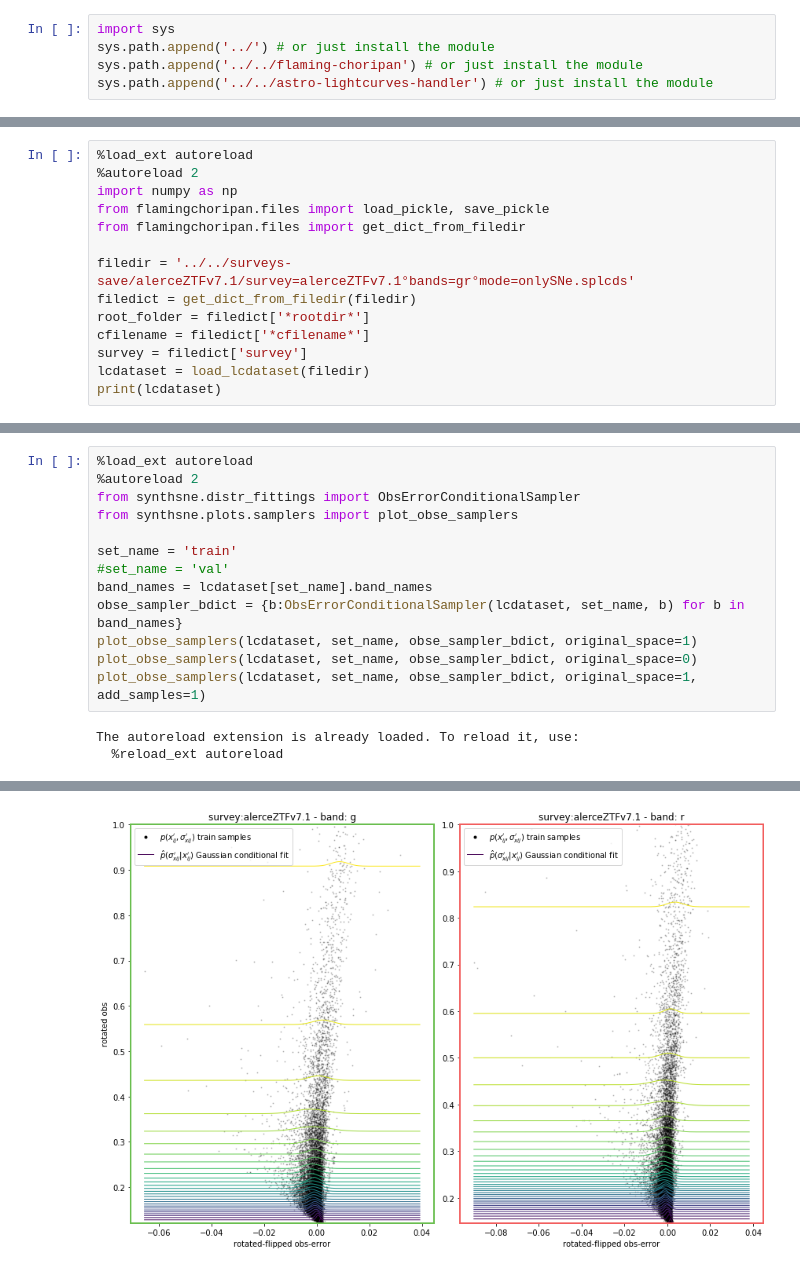
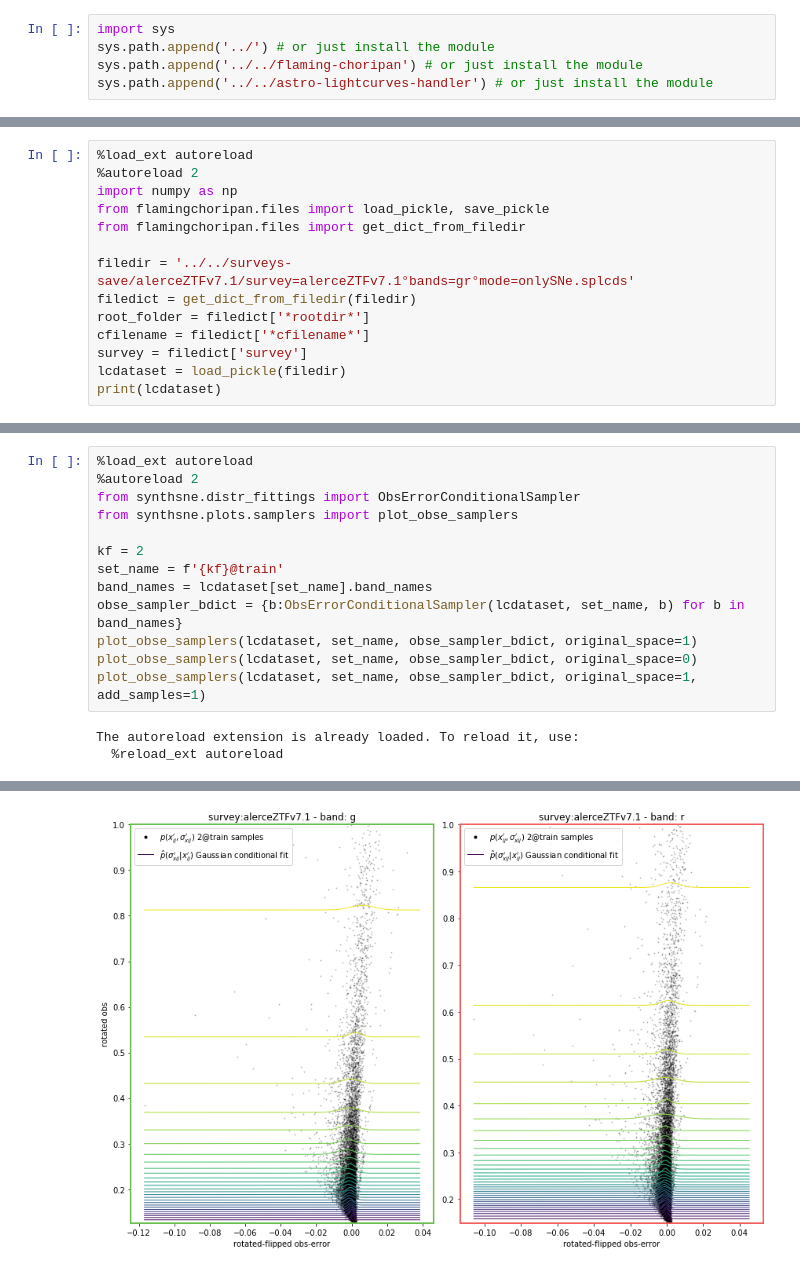
Before and after one commit to oscarpimentel/sne-lightcurves-synthetic, a Jupyter notebook: experiments/export_samplers.ipynb, the cells around one changed output, grey strips where cells are left out. Drawn from its saved outputs; the diff is of its cells as text.

```diff
--- a/experiments/export_samplers.ipynb
+++ b/experiments/export_samplers.ipynb
@@ -29,7 +29,7 @@ filedict = get_dict_from_filedir(filedir)
 root_folder = filedict['*rootdir*']
 cfilename = filedict['*cfilename*']
 survey = filedict['survey']
-lcdataset = load_lcdataset(filedir)
+lcdataset = load_pickle(filedir)
 print(lcdataset)
 # %% [output]
 > loading: ../../surveys-save/alerceZTFv7.1/survey=alerceZTFv7.1°bands=gr°mode=onlySNe.splcds
@@ -55,8 +55,8 @@ LCDataset:
 from synthsne.distr_fittings import ObsErrorConditionalSampler
 from synthsne.plots.samplers import plot_obse_samplers
 
-set_name = 'train'
-#set_name = 'val'
+kf = 2
+set_name = f'{kf}@train'
 band_names = lcdataset[set_name].band_names
 obse_sampler_bdict = {b:ObsErrorConditionalSampler(lcdataset, set_name, b) for b in band_names}
 plot_obse_samplers(lcdataset, set_name, obse_sampler_bdict, original_space=1)
@@ -69 +69 @@ The autoreload extension is already loaded. To reload it, use:
-[figure, old version]
+[figure, new version]
```
Also changed, not shown: parts of 5 cells of this notebook, 5 other files.
